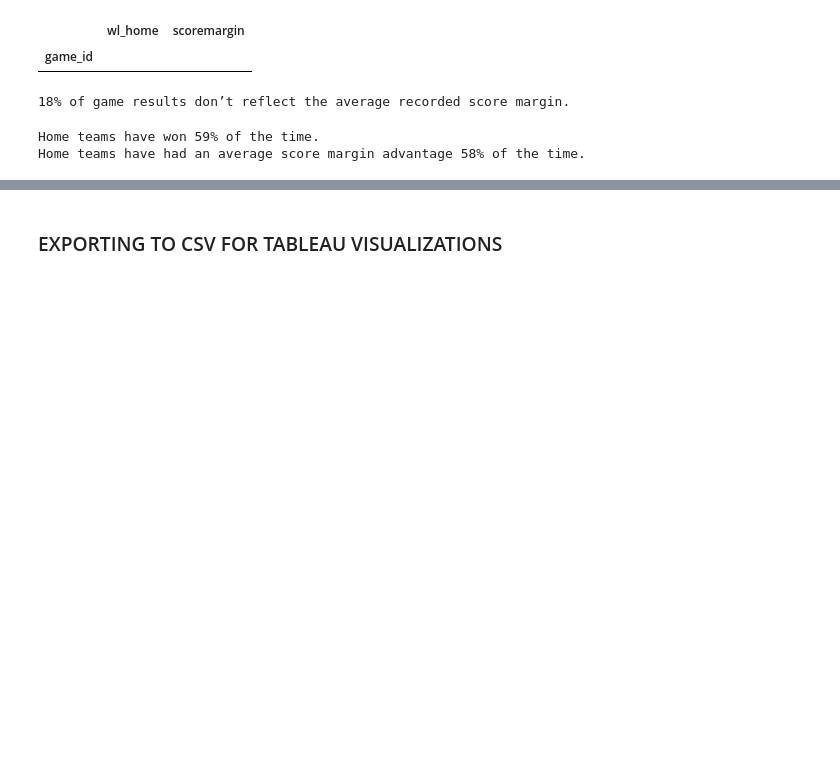
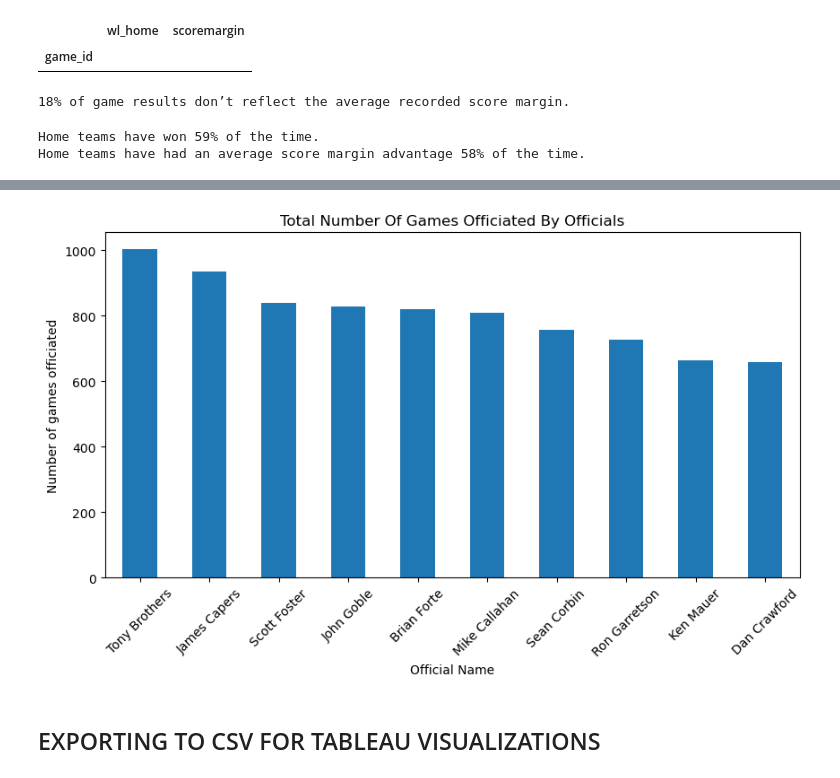
Before and after one commit to mustafaradheyyan/Revisiting-Pep-II, a Jupyter notebook: working_notebooks/eda_nba.ipynb, the cells around one changed output, grey strips where cells are left out. Drawn from its saved outputs; the diff is of its cells as text; code cells hidden in the pictures; blank space fills up the shorter version.

```diff
--- a/working_notebooks/eda_nba.ipynb
+++ b/working_notebooks/eda_nba.ipynb
@@ -591,0 +708,8 @@ Home teams have had an average score margin advantage 58% of the time.
+# %%
+official_name_separate = nba_df_copy.copy()
+official_name_separate = (
+    official_name_separate.reset_index()[['official_full_name', 'official_id']]
+                        .drop_duplicates(subset=['official_id'])
+                        .set_index('official_id')
+                        )
+official_name_separate
@@ -592,2 +756,15 @@ Home teams have had an average score margin advantage 58% of the time.
+# %%
+(official_name_separate
+ .join(nba_df_copy[['official_id', 'official_full_name']]
+       .reset_index()
+       .drop_duplicates(subset='game_id')
+       .groupby('official_id')
+       .size()
+       .to_frame('Number of games officiated'))
+ .nlargest(10, 'Number of games officiated')
+).plot.bar(x='official_full_name', rot=45, figsize=(10,5), xlabel="Official Name", ylabel="Number of games officiated",
+           title="Total number of games officiated by officials".title(), legend=False);
+# %% [output]
+[figure, added]
 # %% [markdown]
-### EXPORTING TO CSV FOR TABLEAU VISUALIZATIONS
+## EXPORTING TO CSV FOR TABLEAU VISUALIZATIONS
```
Also changed, not shown: parts of 17 cells of this notebook.
